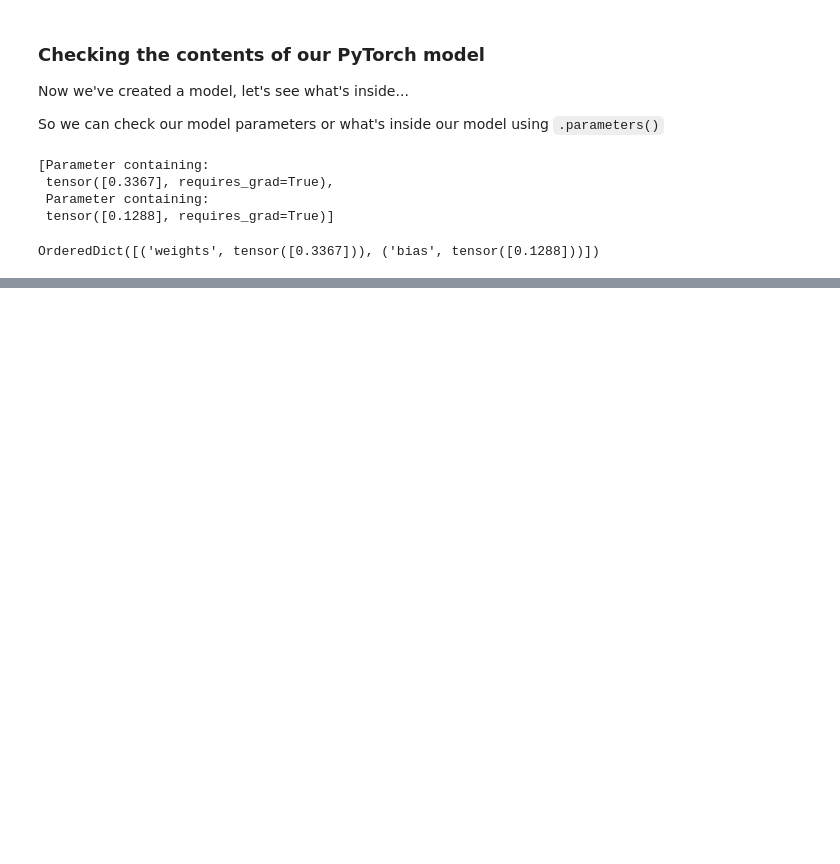
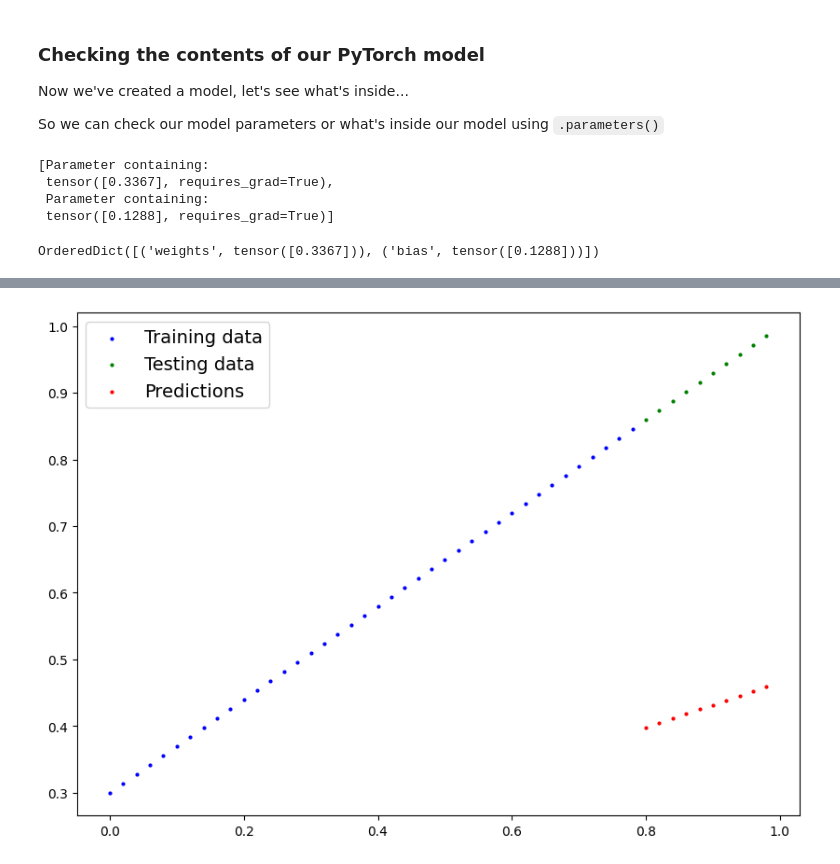
Before and after one commit to JustinTrannn/learningPytorch, a Jupyter notebook: 01_Pytorch_Workflow.ipynb, the cells around one changed output, grey strips where cells are left out. Saved outputs shown, nothing was run; the diff lists cells and outputs as text; code cells hidden in the pictures; blank space fills up the shorter version.

Commit message:
Created the predictions with the model, set up the training loop

```diff
--- a/01_Pytorch_Workflow.ipynb
+++ b/01_Pytorch_Workflow.ipynb
@@ -193,0 +228,6 @@ OrderedDict([('weights', tensor([0.3367])), ('bias', tensor([0.1288]))])
+# %%
+# Make predictions with model
+with torch.inference_mode():
+    y_preds = model_0(X_test)
+
+y_preds
@@ -193,0 +258,4 @@ OrderedDict([('weights', tensor([0.3367])), ('bias', tensor([0.1288]))])
+# %%
+plot_predictions(predictions=y_preds)
+# %% [output]
+[figure, added]
```
Also changed, not shown: parts of 12 cells of this notebook.
